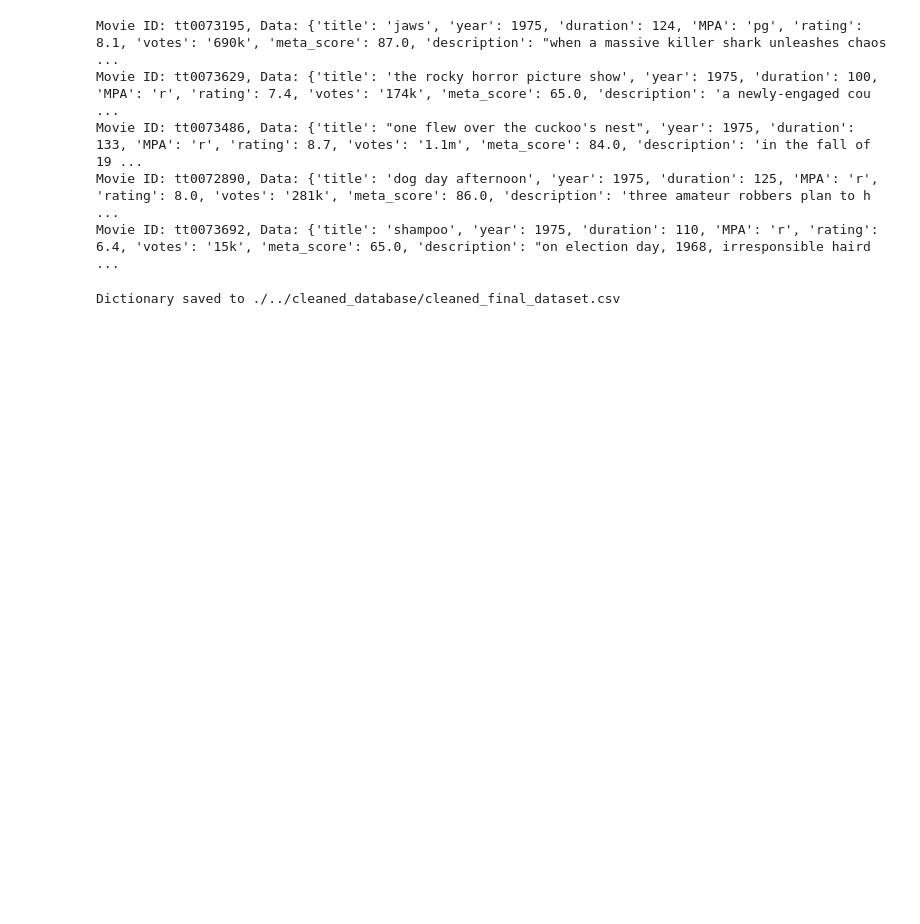
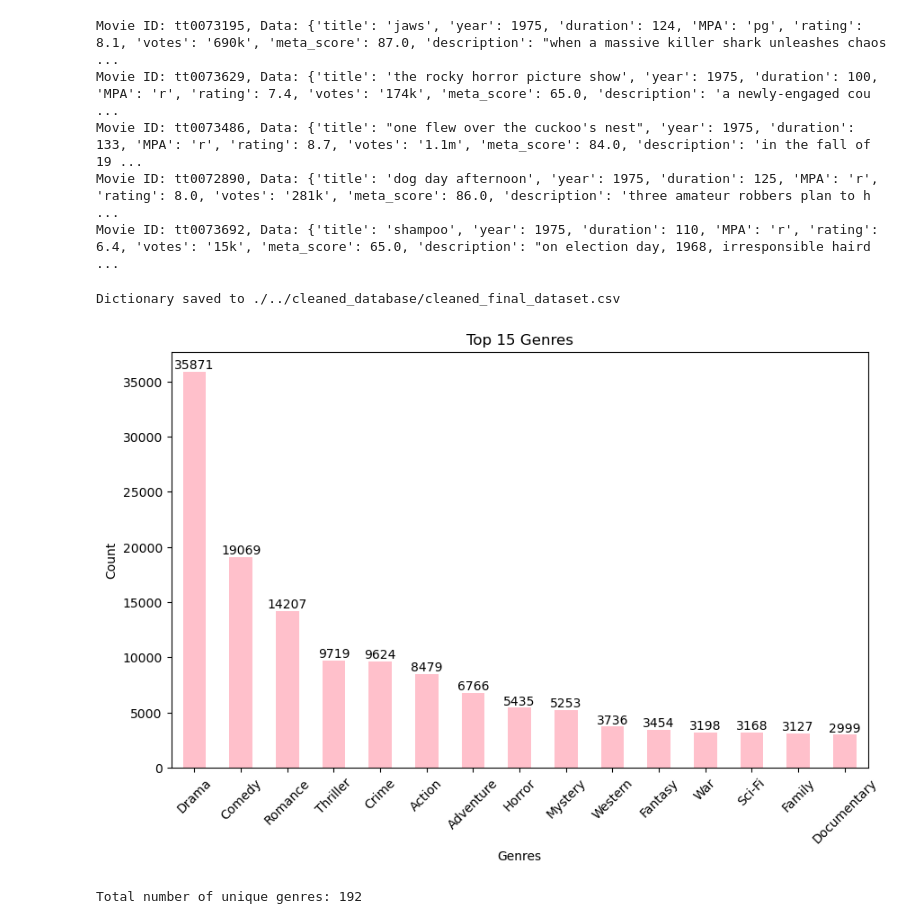
Before and after one commit to Mansi142000/NLP-Project, a Jupyter notebook: python-scripts/preprocessing2.ipynb, the cells around one changed output. Drawn from its saved outputs; the diff is of its cells as text; code cells hidden in the pictures; blank space fills up the shorter version.

```diff
--- a/python-scripts/preprocessing2.ipynb
+++ b/python-scripts/preprocessing2.ipynb
@@ -174,3 +174,39 @@ df_cleaned.to_csv("./../cleaned_database/cleaned_final_dataset.csv", index_label
 print("Dictionary saved to ./../cleaned_database/cleaned_final_dataset.csv")
 # %% [output]
 Dictionary saved to ./../cleaned_database/cleaned_final_dataset.csv
+# %%
+import matplotlib.pyplot as plt
+
+def safe_eval(x):
+    try:
+        return eval(x) if isinstance(x, str) else x
+    except Exception as e:
+        return []
+
+df['genres'] = df['genres'].apply(safe_eval)
+
+df = df.dropna(subset=['genres'])
+
+df_exploded = df.explode('genres')
+
+genre_counts = df_exploded['genres'].value_counts()
+
+top_10_genres = genre_counts.head(15)
+
+plt.figure(figsize=(10, 6))
+ax = top_10_genres.plot(kind='bar', color='pink')
+
+for i, v in enumerate(top_10_genres):
+    ax.text(i, v + 0.1, str(v), ha='center', va='bottom', fontsize=10)
+
+plt.xlabel('Genres')
+plt.ylabel('Count')
+plt.title('Top 15 Genres')
+plt.xticks(rotation=45)
+plt.show()
+
+total_unique_genres = len(genre_counts)
+print(f"Total number of unique genres: {total_unique_genres}")
+# %% [output]
+[figure, added]
+Total number of unique genres: 192
```
